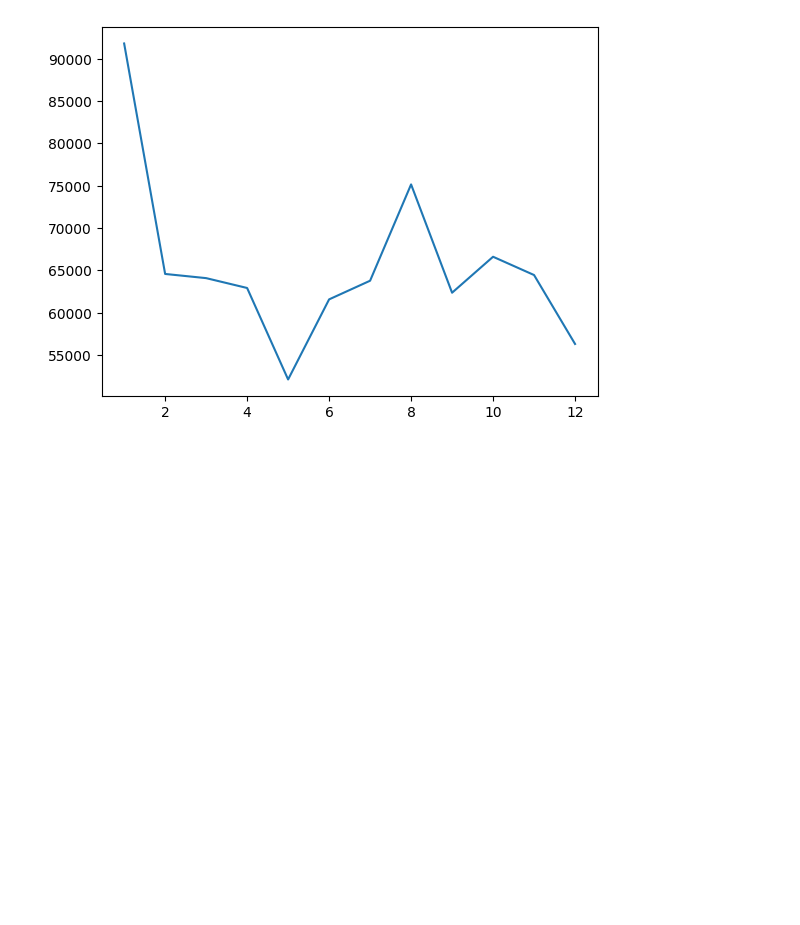
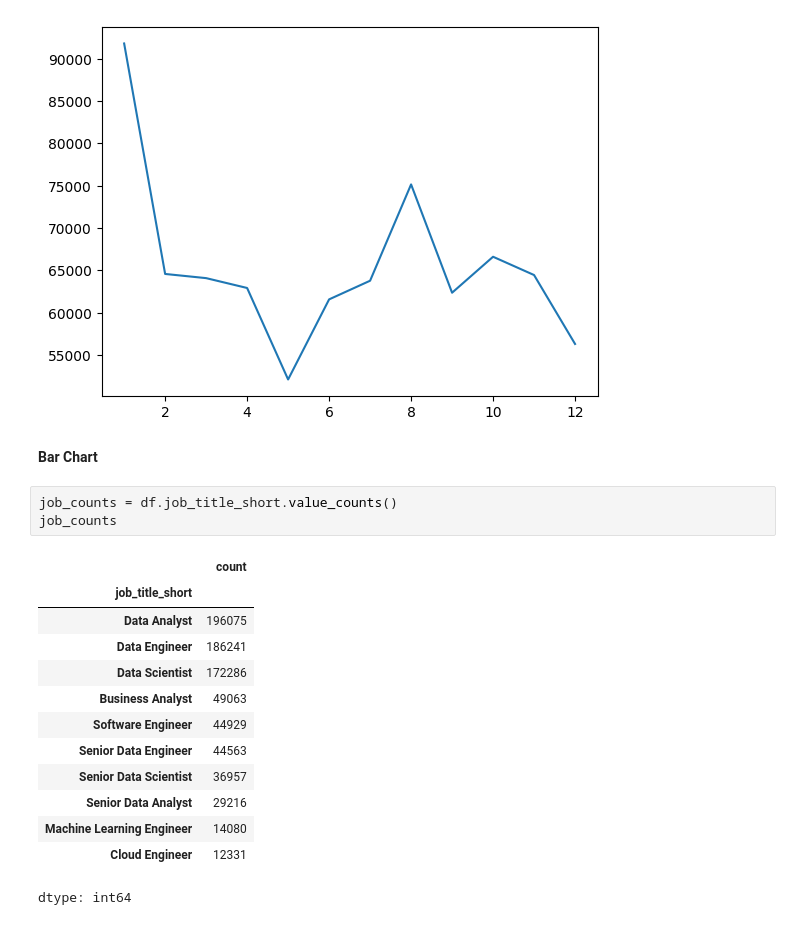
Before and after one commit to C0deB3ast/Data_analysis_work, a Jupyter notebook: Matplotlib.ipynb, the cells around one changed output. Drawn from its saved outputs; the diff is of its cells as text; blank space fills up the shorter version.

```diff
--- a/Matplotlib.ipynb
+++ b/Matplotlib.ipynb
@@ -85,3 +100,22 @@ plt.plot(monthly_counts.index, monthly_counts)
 # %% [output]
 [<matplotlib.lines.Line2D at 0x...>]
 [figure]
+# %% [markdown]
+**Bar Chart**
+# %%
+job_counts = df.job_title_short.value_counts()
+job_counts
+# %% [output]
+|  | count |
+| job_title_short |  |
+| Data Analyst | 196075 |
+| Data Engineer | 186241 |
+| Data Scientist | 172286 |
+| Business Analyst | 49063 |
+| Software Engineer | 44929 |
+| Senior Data Engineer | 44563 |
+| Senior Data Scientist | 36957 |
+| Senior Data Analyst | 29216 |
+| Machine Learning Engineer | 14080 |
+| Cloud Engineer | 12331 |
+dtype: int64
```
Also changed, not shown: parts of 4 cells of this notebook.
